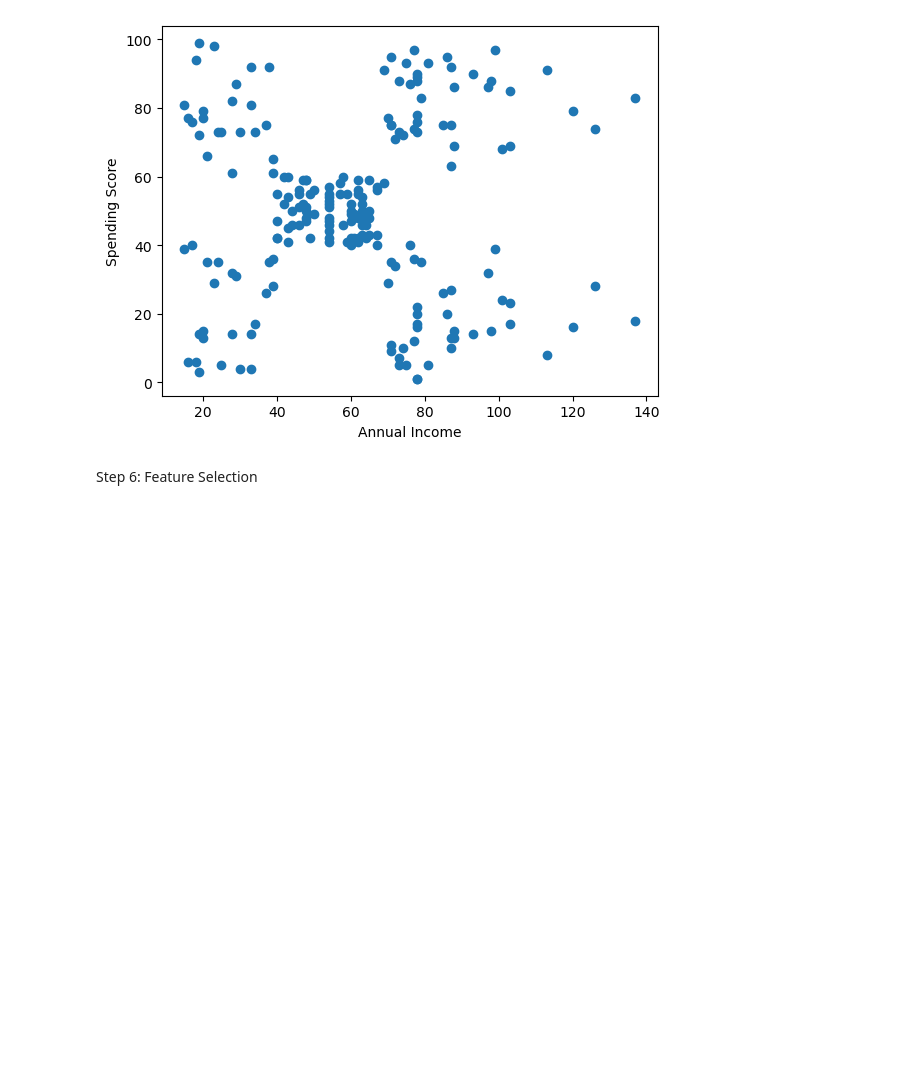
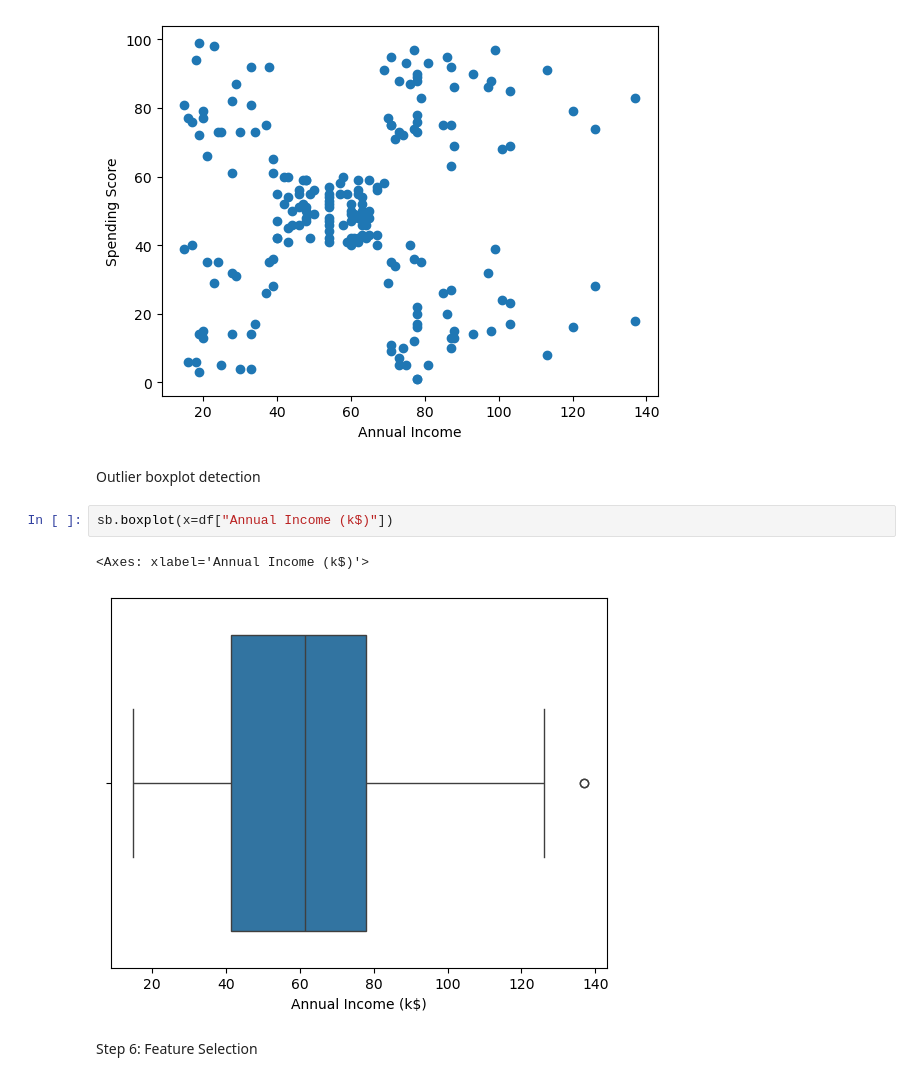
Before and after one commit to TarunaBV/Customer-Segmentation, a Jupyter notebook: customers.ipynb, the cells around one changed output. Cells and saved outputs as stored; diff of their text form; blank space fills up the shorter version.

```diff
--- a/customers.ipynb
+++ b/customers.ipynb
@@ -124,6 +128,13 @@ plt.ylabel("Spending Score")
 plt.show()
 # %% [output]
 [figure]
+# %% [markdown]
+Outlier boxplot detection
+# %%
+sb.boxplot(x=df["Annual Income (k$)"])
+# %% [output]
+<Axes: xlabel='Annual Income (k$)'>
+[figure, added]
 # %% [markdown]
 Step 6: Feature Selection
 # %%
```
Also changed, not shown: parts of 2 cells of this notebook.
